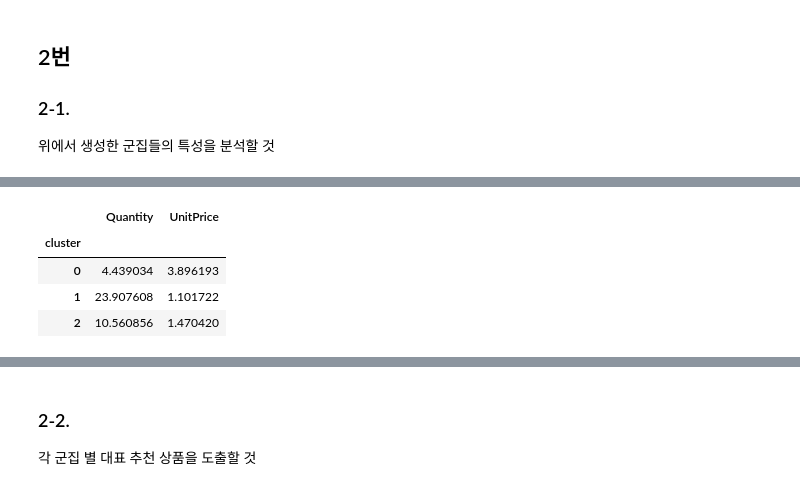
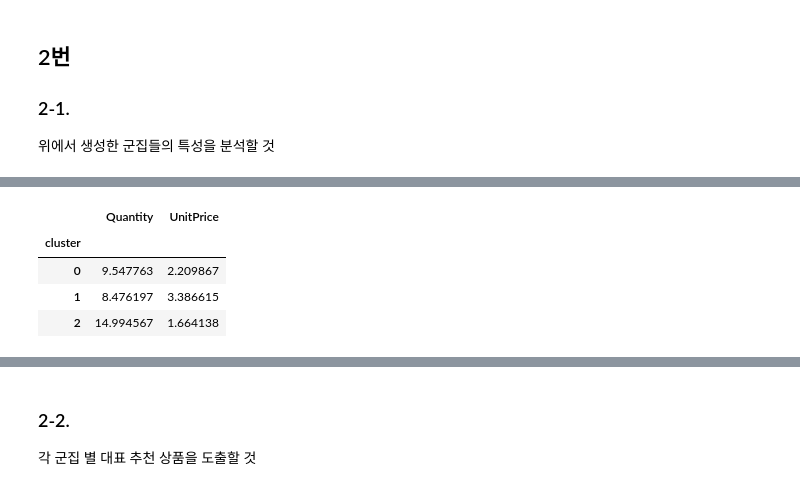
Before and after one commit to Junoflows/ADP, a Jupyter notebook: 문제/ADP_26회_기출.ipynb, the cells around one changed output, grey strips where cells are left out. Saved outputs shown, nothing was run; the diff lists cells and outputs as text; code cells hidden in the pictures.

```diff
--- a/문제/ADP_26회_기출.ipynb
+++ b/문제/ADP_26회_기출.ipynb
@@ -162,3 +171,13 @@ df_noout_c_sc
 # %%
 import warnings
 warnings.filterwarnings(action='ignore')
+# %%
+# CustomerID 마다 Quantity와 Unitprice 의 평균을 가지고 군집분석을 수행하자.
+df_user = df_noout[['Quantity', 'UnitPrice', 'CustomerID']].groupby('CustomerID').mean()
+
+# 군집분석 전 표준화작업 수행하자.
+from sklearn.preprocessing import StandardScaler
+
+scaler = StandardScaler()
+df_user_scaled = pd.DataFrame(scaler.fit_transform(df_user), columns = df_user.columns)
+df_user_scaled
@@ -192,12 +225,12 @@ sil
 # %%
 # Elbow 방법과 실루엣 계수 모두 3개 군집이 적당하다고 판단된다.
-kmeans = KMeans(n_clusters=3).fit(df_noout_c_sc)
-df_noout_c_k = df_noout_c_sc.copy()
-df_noout_c_k['cluster'] = kmeans.labels_
+kmeans = KMeans(n_clusters=3).fit(df_user_scaled)
+df_user_scaled_k = df_user_scaled.copy()
+df_user_scaled_k['cluster'] = kmeans.labels_
 
 # 군집
 import seaborn as sns
-sns.pairplot(df_noout_c_k,
+sns.pairplot(df_user_scaled_k,
              diag_kind = 'kde',
              hue = 'cluster',
              palette = 'bright',
@@ -229,12 +296,11 @@ plt.show()
 # %%
 # KMeans 군집분석
-df_noout_c['cluster'] = kmeans.labels_
-df_noout_c.groupby('cluster').mean()
-
-#
+df_user_k = df_user.copy()
+df_user_k['cluster'] = kmeans.labels_
+df_user_k.groupby('cluster').mean()
 # %% [output]
 |  | Quantity | UnitPrice |
 | cluster |  |  |
-| 0 | 4.439034 | 3.896193 |
-| 1 | 23.907608 | 1.101722 |
-| 2 | 10.560856 | 1.470420 |
+| 0 | 9.547763 | 2.209867 |
+| 1 | 8.476197 | 3.386615 |
+| 2 | 14.994567 | 1.664138 |
```
Also changed, not shown: parts of 10 cells of this notebook.
